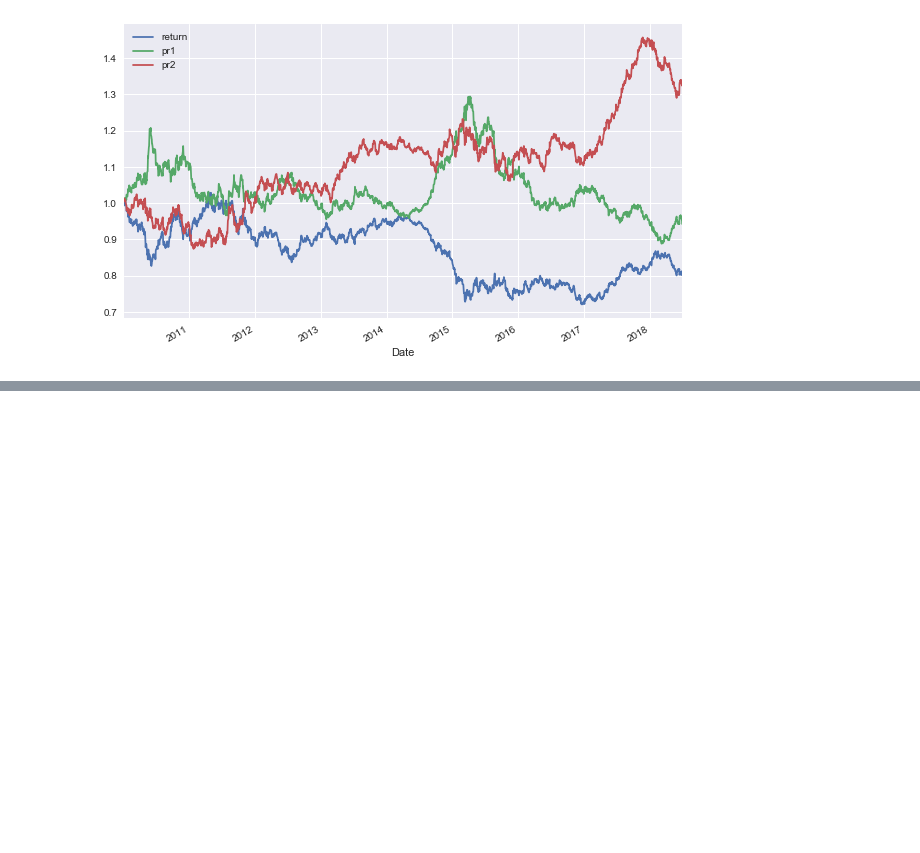
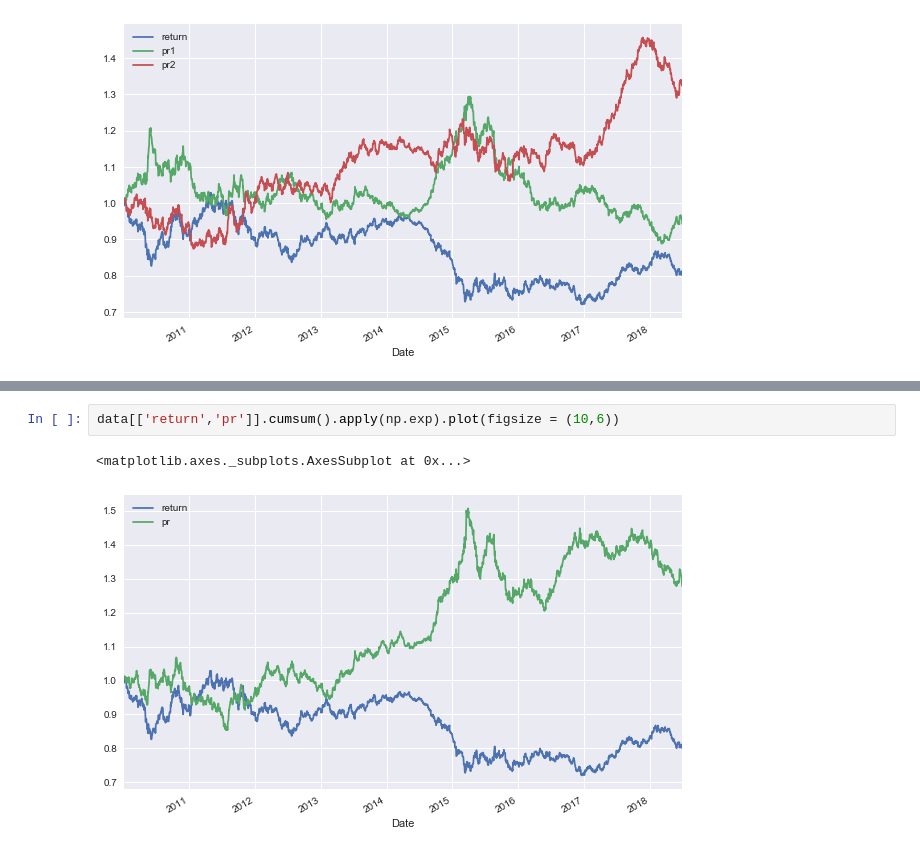
Before and after one commit to aliemamalinezhad/Time-Series-and-Financial, a Jupyter notebook: 03_Machine_Learning_Regression_prediction.ipynb, the cells around one changed output, grey strips where cells are left out. Drawn from its saved outputs; the diff is of its cells as text; blank space fills up the shorter version.

```diff
--- a/03_Machine_Learning_Regression_prediction.ipynb
+++ b/03_Machine_Learning_Regression_prediction.ipynb
@@ -167,0 +212,5 @@ data[['return','pr1','pr2']].cumsum().apply(np.exp).plot(figsize =(10,6))
+# %%
+data[['return','pr']].cumsum().apply(np.exp).plot(figsize = (10,6))
+# %% [output]
+<matplotlib.axes._subplots.AxesSubplot at 0x...>
+[figure, added]
```
Also changed, not shown: parts of 10 cells of this notebook.
